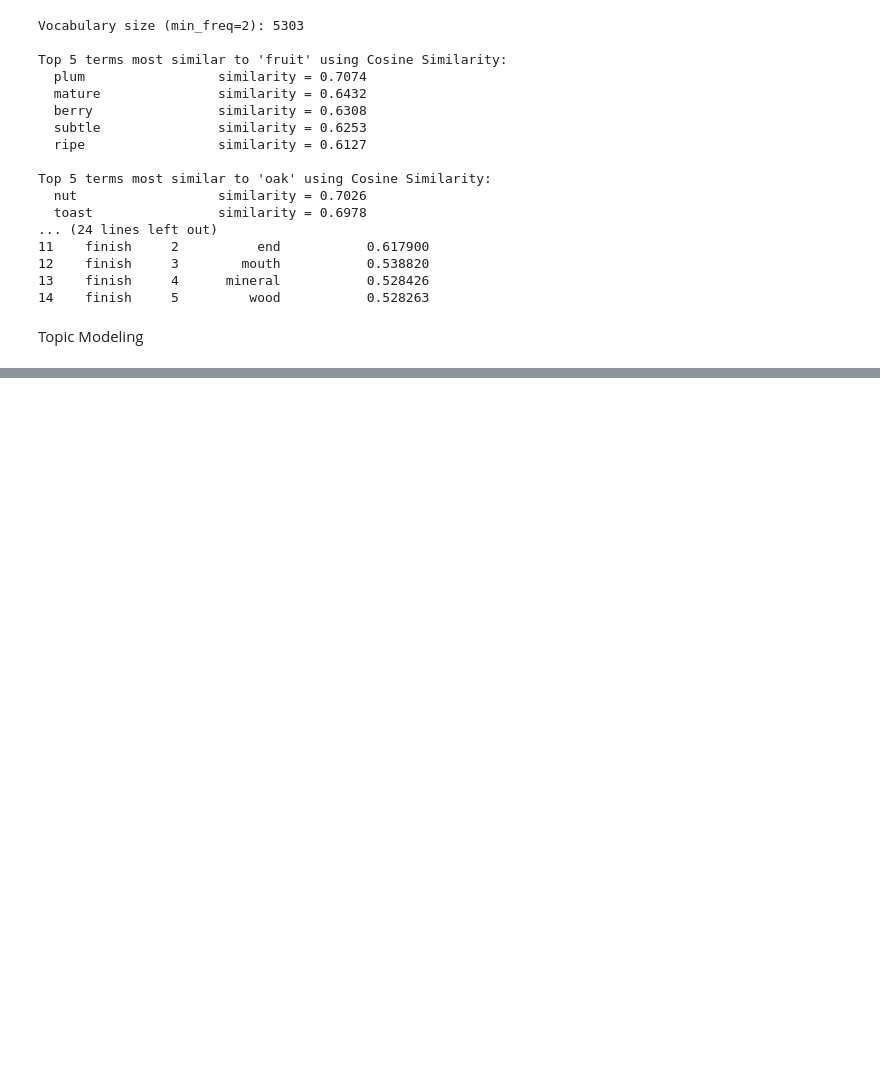
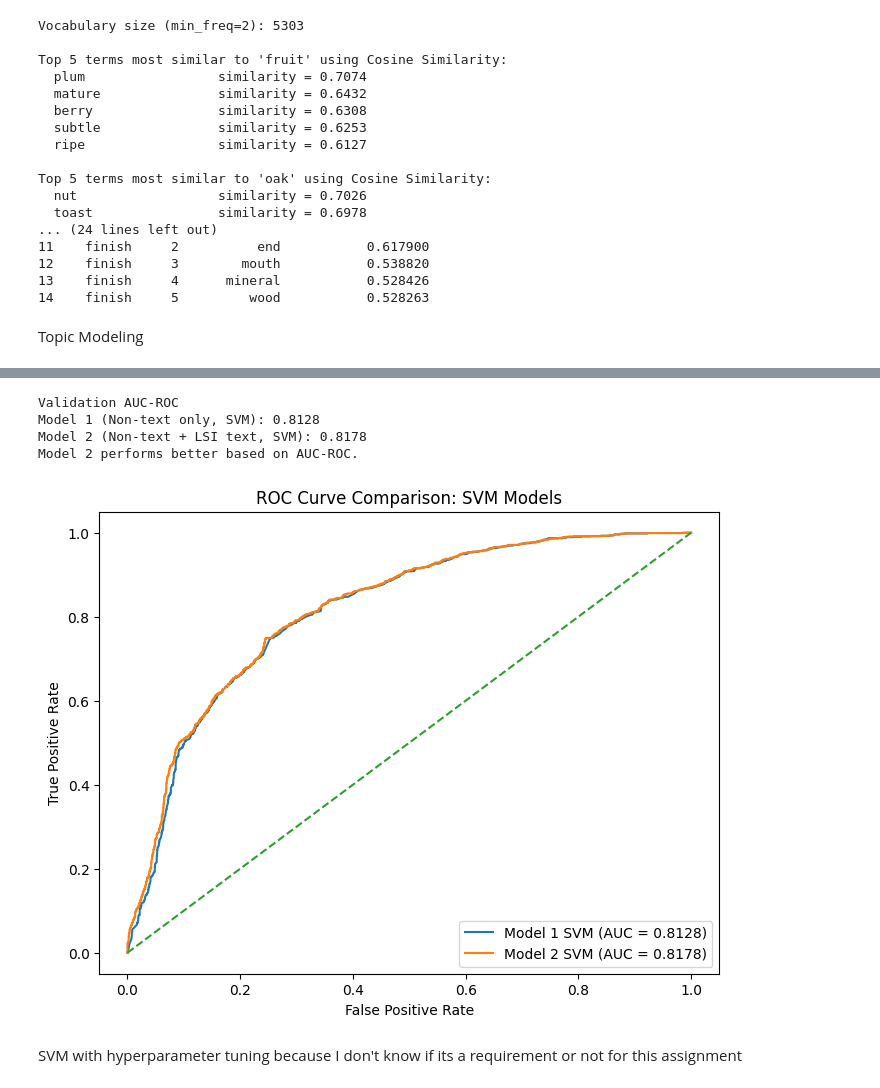
Before and after one commit to Tobywooo/text_mining, a Jupyter notebook: text_mining.ipynb, the cells around one changed output, grey strips where cells are left out. Saved outputs shown, nothing was run; the diff lists cells and outputs as text; code cells hidden in the pictures; blank space fills up the shorter version.

```diff
--- a/text_mining.ipynb
+++ b/text_mining.ipynb
@@ -311,0 +1180,41 @@ Topic 3:
+# %%
+from sklearn.metrics import roc_auc_score, roc_curve
+import matplotlib.pyplot as plt
+
+y_prob_model1 = model1_svm.predict_proba(X_test_1)[:, 1]
+y_prob_model2 = model2_svm.predict_proba(X_test_2)[:, 1]
+
+auc_model1 = roc_auc_score(y_test_1, y_prob_model1)
+auc_model2 = roc_auc_score(y_test_2, y_prob_model2)
+
+print("Validation AUC-ROC")
+print("Model 1 (Non-text only, SVM):", round(auc_model1, 4))
+print("Model 2 (Non-text + LSI text, SVM):", round(auc_model2, 4))
+
+if auc_model2 > auc_model1:
+    print("Model 2 performs better based on AUC-ROC.")
+elif auc_model1 > auc_model2:
+    print("Model 1 performs better based on AUC-ROC.")
+else:
+    print("Both models have the same AUC-ROC.")
+
+fpr1, tpr1, _ = roc_curve(y_test_1, y_prob_model1)
+fpr2, tpr2, _ = roc_curve(y_test_2, y_prob_model2)
+
+plt.figure(figsize=(8, 6))
+plt.plot(fpr1, tpr1, label=f"Model 1 SVM (AUC = {auc_model1:.4f})")
+plt.plot(fpr2, tpr2, label=f"Model 2 SVM (AUC = {auc_model2:.4f})")
+plt.plot([0, 1], [0, 1], linestyle="--")
+plt.xlabel("False Positive Rate")
+plt.ylabel("True Positive Rate")
+plt.title("ROC Curve Comparison: SVM Models")
+plt.legend(loc="lower right")
+plt.show()
+# %% [output]
+Validation AUC-ROC
+Model 1 (Non-text only, SVM): 0.8128
+Model 2 (Non-text + LSI text, SVM): 0.8178
+Model 2 performs better based on AUC-ROC.
+[figure, added]
+# %% [markdown]
+SVM with hyperparameter tuning because I don't know if its a requirement or not for this assignment
```
Also changed, not shown: parts of 14 cells of this notebook, 2 other files.
